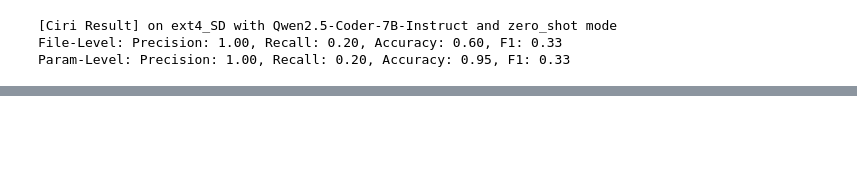
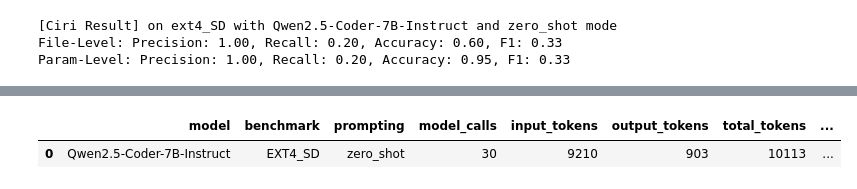
Before and after one commit to isusbu/CIRI-FS, a Jupyter notebook: notebooks/qwen_ext4_sd_zero_shot.ipynb, the cells around one changed output, grey strips where cells are left out. Drawn from its saved outputs; the diff is of its cells as text; code cells hidden in the pictures; blank space fills up the shorter version.

Commit message:
Add Qwen2.5 token and runtime instrumentation

```diff
--- a/notebooks/qwen_ext4_sd_zero_shot.ipynb
+++ b/notebooks/qwen_ext4_sd_zero_shot.ipynb
@@ -569,0 +453,27 @@ Param-Level: Precision: 1.00, Recall: 0.20, Accuracy: 0.95, F1: 0.33
+# %%
+import pandas as pd
+
+summary = pd.DataFrame([{
+    "model": "Qwen2.5-Coder-7B-Instruct",
+    "benchmark": "EXT4_SD",
+    "prompting": "zero_shot",
+    "model_calls": 30,
+    "input_tokens": 9210,
+    "output_tokens": 903,
+    "total_tokens": 10113,
+    "generation_seconds": 97.33,
+    "file_precision": 1.00,
+    "file_recall": 0.20,
+    "file_accuracy": 0.60,
+    "file_f1": 0.33,
+    "parameter_precision": 1.00,
+    "parameter_recall": 0.20,
+    "parameter_accuracy": 0.95,
+    "parameter_f1": 0.33,
+}])
+
+summary.to_csv("qwen_ext4_sd_zero_shot_summary.csv", index=False)
+summary
+# %% [output]
+|  | model | benchmark | prompting | model_calls | input_tokens | output_tokens | total_tokens | ... |
+| 0 | Qwen2.5-Coder-7B-Instruct | EXT4_SD | zero_shot | 30 | 9210 | 903 | 10113 | ... |
```
Also changed, not shown: parts of 40 cells of this notebook, 1 other file.
